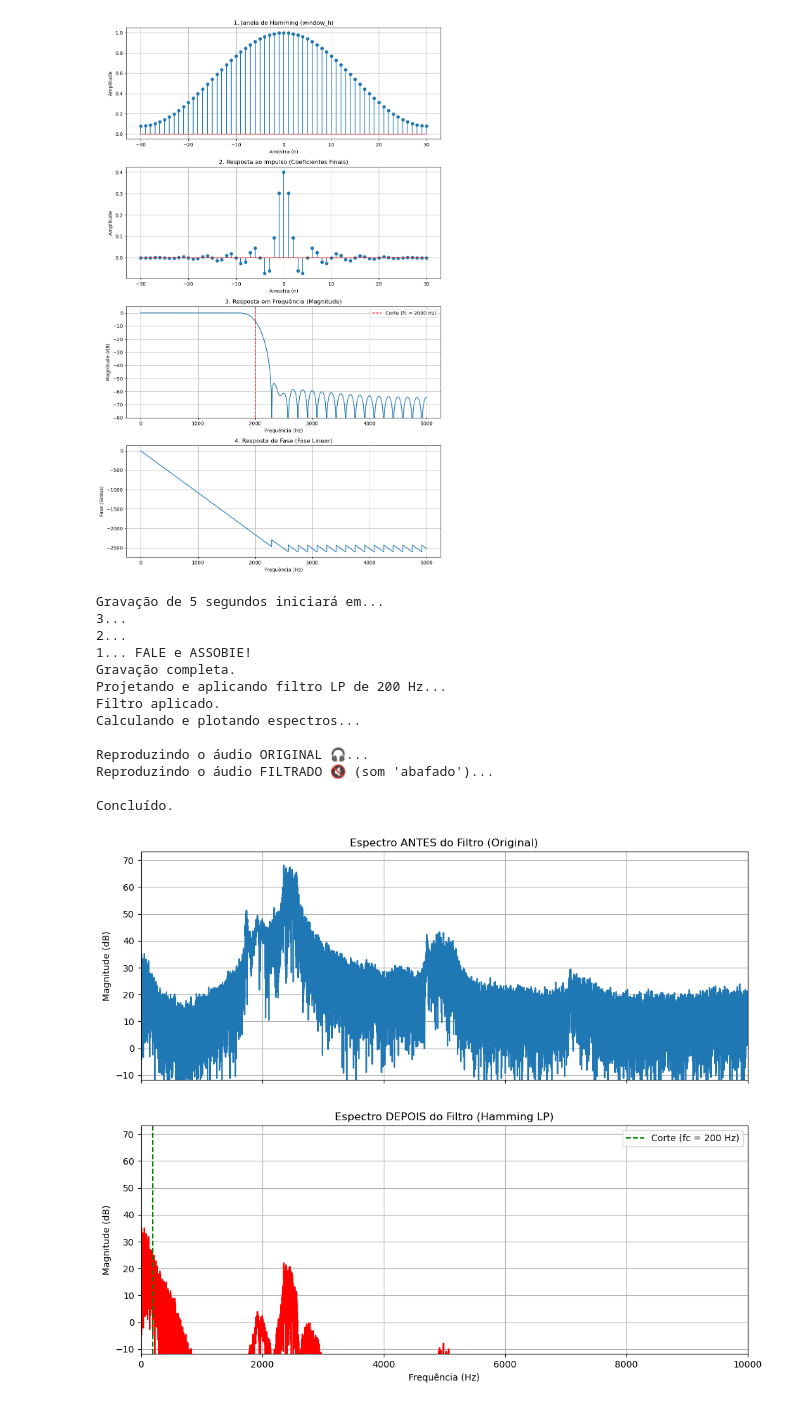
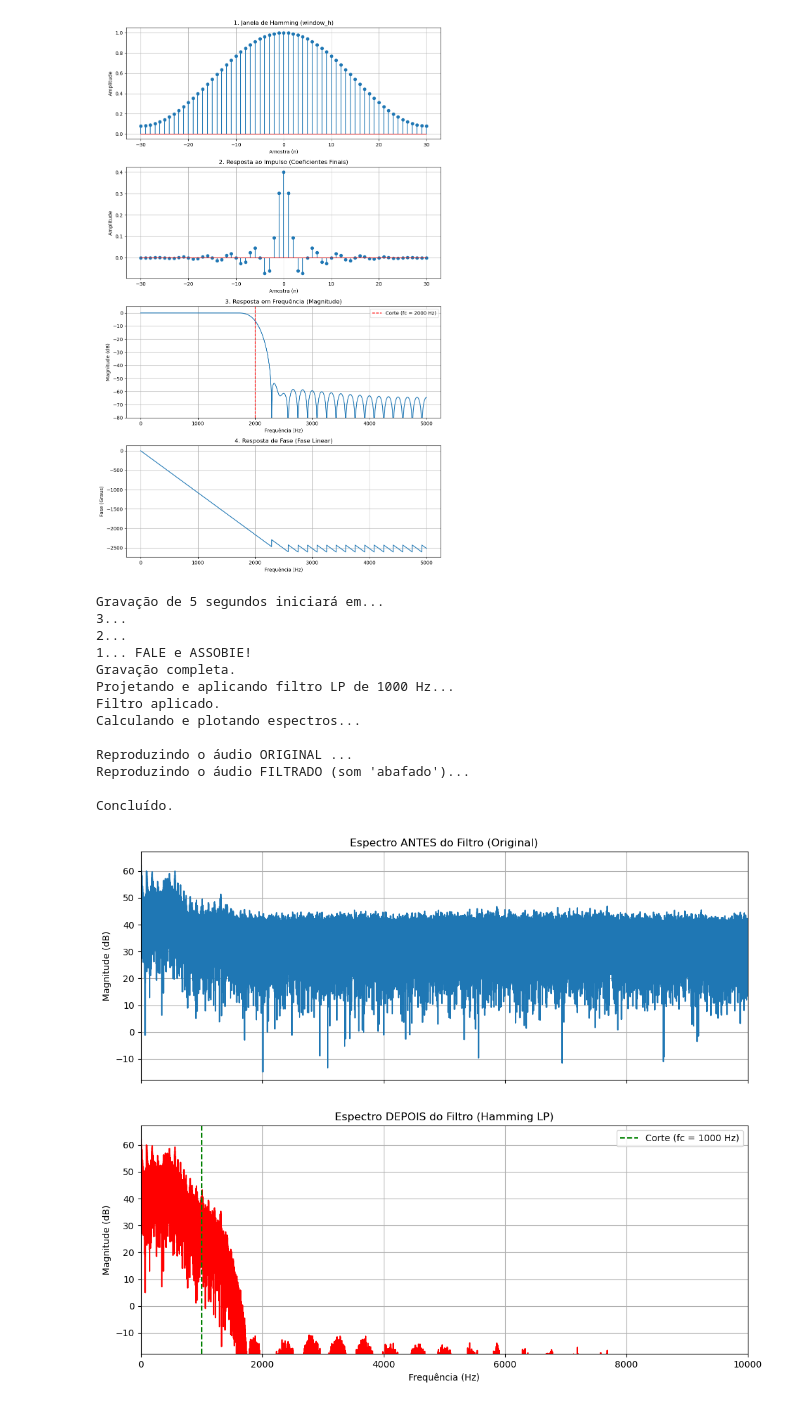
Before and after one commit to elmerfariass/DSPcap, a Jupyter notebook: Cap4-5-6.ipynb, the cells around one changed output. Drawn from its saved outputs; the diff is of its cells as text; code cells hidden in the pictures.

```diff
--- a/Cap4-5-6.ipynb
+++ b/Cap4-5-6.ipynb
@@ -271,10 +312,12 @@ import time
 import matplotlib.pyplot as plt
 from scipy.fft import fft, fftfreq
 import scipy.signal as sig
+
+
 fs = 44100
-duracao = 5 # Vamos gravar por 5 segundos
+duracao = 8 # Vamos gravar por 5 segundos
 N_filtro = 101 # Ordem do filtro
-fc_filtro = 200 # Frequência de corte (2000 Hz)
+fc_filtro = 1000 # Frequência de corte (2000 Hz)
 
 print("Gravação de 5 segundos iniciará em...")
 time.sleep(1); print("3..."); time.sleep(1); print("2..."); time.sleep(1); print("1... FALE e ASSOBIE!")
@@ -285,7 +328,10 @@ sd.wait() # Espera a gravação terminar
 print("Gravação completa.")
 time.sleep(0.5)
 
-# --- 3. PROJETA E APLICA O FILTRO ---
+
+ruido = np.random.normal(0, 0.1, meu_audio.shape)
+meu_audio += ruido
+
 # --- 3. PROJETA E APLICA O FILTRO ---
 print(f"Projetando e aplicando filtro LP de {fc_filtro} Hz...")
 
@@ -297,7 +343,7 @@ h_filtro_output = LP_hamming(N=N_filtro, fc=fc_filtro, fs=fs)
 audio_1d = meu_audio.flatten() # Este é float32
 
 # -----------------
-# A NOVA CORREÇÃO ESTÁ AQUI:
+
 # 1. Checa se é uma tupla e extrai o primeiro elemento (o array)
 if isinstance(h_filtro_output, tuple):
     h_filtro = h_filtro_output[0]
@@ -349,36 +395,36 @@ axs[1].grid(True)
 axs[1].legend()
 
 # Ajustes finais dos eixos
 max_db = np.max(yf_db_orig)
 plt.xlim(0, 10000) # Foco em 0-10kHz
 plt.ylim(max_db - 80, max_db + 5) # Janela de 80dB
 
 # Remove plt.show() para plotar inline
 # plt.show()
 
 # --- 5. TOCAR OS ÁUDIOS ---
-print("\nReproduzindo o áudio ORIGINAL 🎧...")
+print("\nReproduzindo o áudio ORIGINAL ...")
 sd.play(meu_audio, fs)
 sd.wait() # Espera a reprodução terminar
 time.sleep(0.5)
 
-print("Reproduzindo o áudio FILTRADO 🔇 (som 'abafado')...")
+print("Reproduzindo o áudio FILTRADO (som 'abafado')...")
 sd.play(audio_filtrado, fs)
 sd.wait() # Espera a reprodução terminar
 
 print("\nConcluído.")
 # %% [output]
 Gravação de 5 segundos iniciará em...
 3...
 2...
 1... FALE e ASSOBIE!
 Gravação completa.
-Projetando e aplicando filtro LP de 200 Hz...
+Projetando e aplicando filtro LP de 1000 Hz...
 Filtro aplicado.
 Calculando e plotando espectros...
 
-Reproduzindo o áudio ORIGINAL 🎧...
-Reproduzindo o áudio FILTRADO 🔇 (som 'abafado')...
+Reproduzindo o áudio ORIGINAL ...
+Reproduzindo o áudio FILTRADO (som 'abafado')...
 
 Concluído.
-[figure, old version]
+[figure, new version]
```
Also changed, not shown: parts of 10 cells of this notebook.
